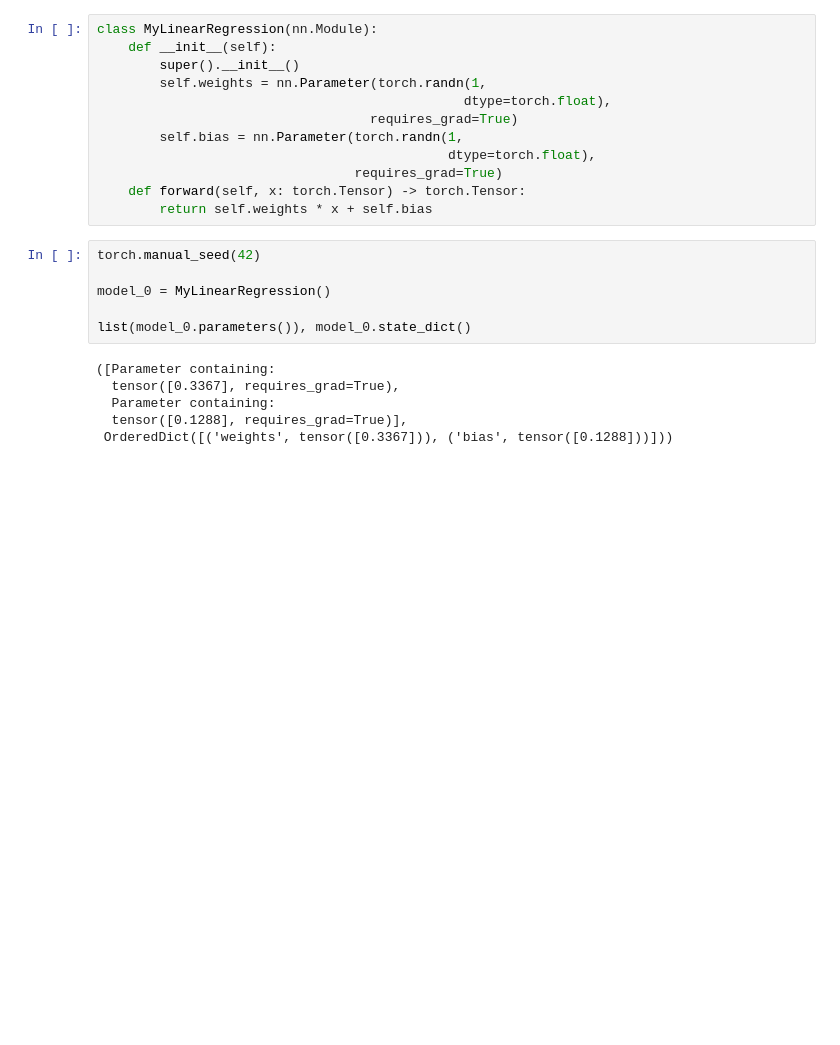
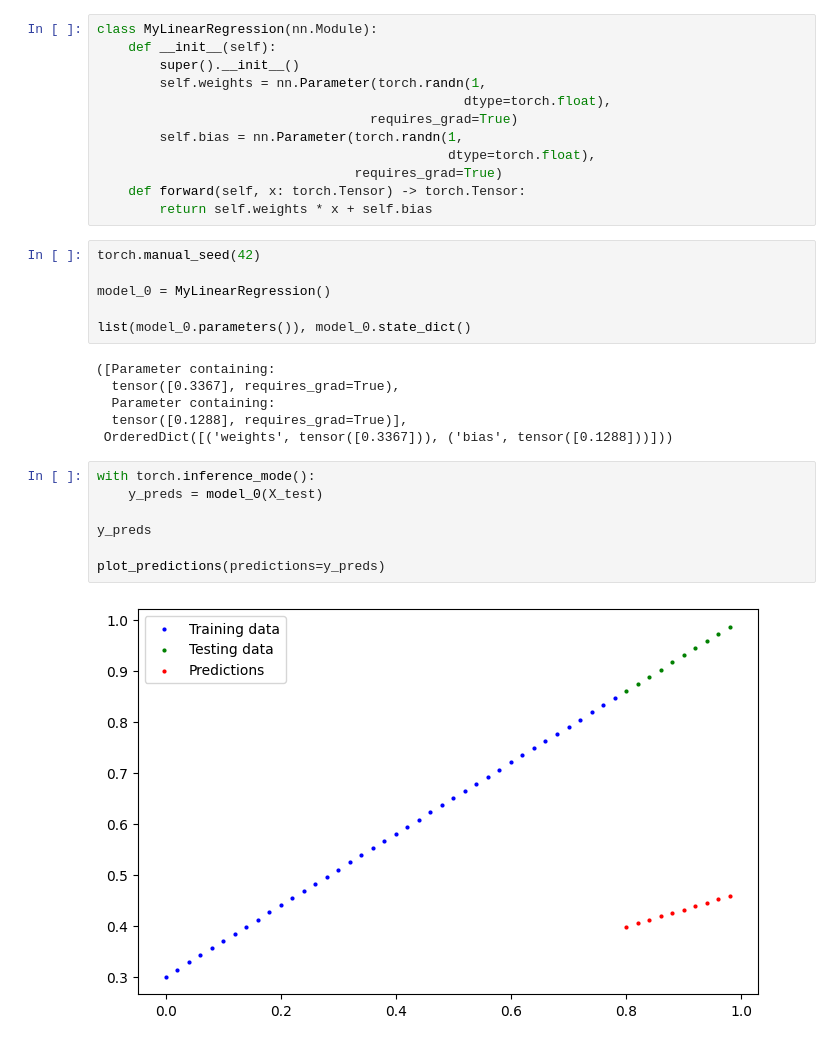
Before and after one commit to canhtvee/machine-learning-from-scratch, a Jupyter notebook: pytorch-deep-learning/01_pytorch_workflow.ipynb, the cells around one changed output. Saved outputs shown, nothing was run; the diff lists cells and outputs as text; blank space fills up the shorter version.

```diff
--- a/pytorch-deep-learning/01_pytorch_workflow.ipynb
+++ b/pytorch-deep-learning/01_pytorch_workflow.ipynb
@@ -93,3 +92,12 @@ list(model_0.parameters()), model_0.state_dict()
   Parameter containing:
   tensor([0.1288], requires_grad=True)],
  OrderedDict([('weights', tensor([0.3367])), ('bias', tensor([0.1288]))]))
+# %%
+with torch.inference_mode():
+    y_preds = model_0(X_test)
+
+y_preds
+
+plot_predictions(predictions=y_preds)
+# %% [output]
+[figure, added]
```
Also changed, not shown: parts of 7 cells of this notebook, 1 other file.
